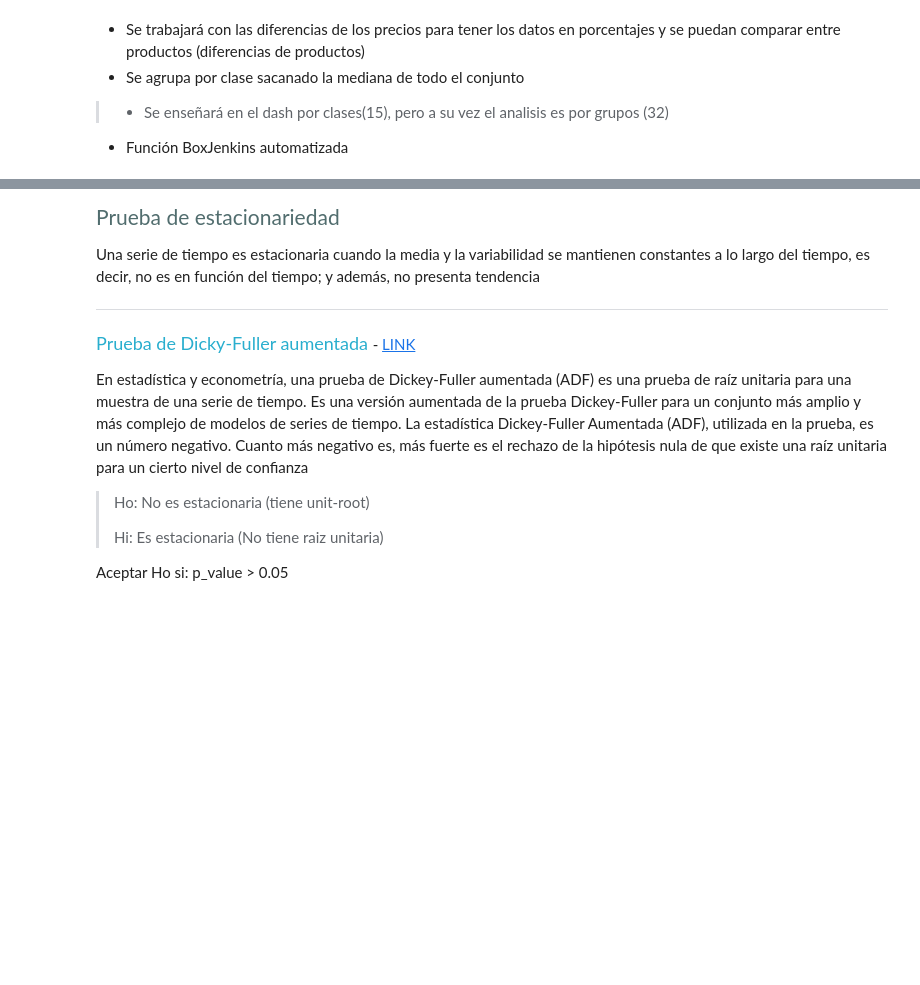
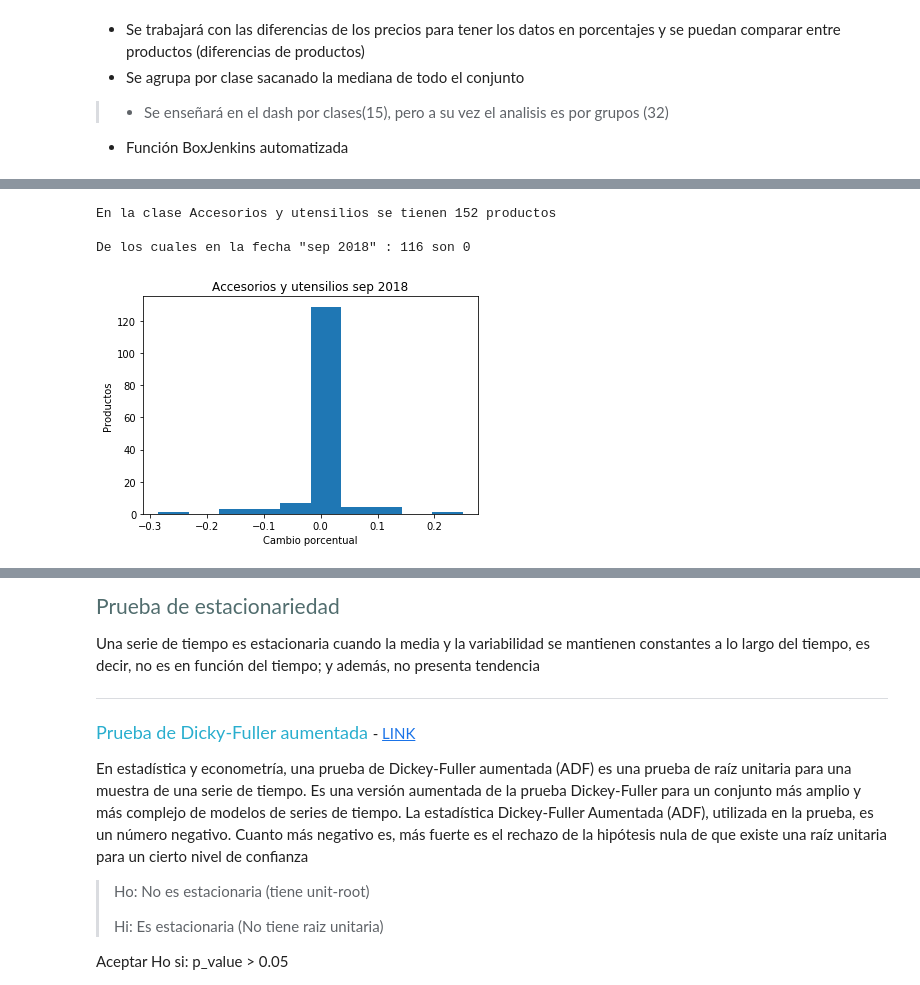
Before and after one commit to IFFranciscoME/Urban_Lab_Desarrollo, a Jupyter notebook: violeta/Precios.ipynb, the cells around one changed output, grey strips where cells are left out. Saved outputs shown, nothing was run; the diff lists cells and outputs as text; code cells hidden in the pictures; blank space fills up the shorter version.

```diff
--- a/violeta/Precios.ipynb
+++ b/violeta/Precios.ipynb
@@ -91,0 +84,25 @@ serie_tiempo.plot()
+# %%
+# Ejemplo de la primera clase
+cl = 0
+print('En la clase '+ clases[cl][0] + ' se tienen '+ str(num[cl]) + ' productos \n')
+
+# DataFrame de clase cl
+clase1 = clases[cl][1]
+# Tomar una fecha para ver el hisograma de todos los productos en esa clase
+fecha = 'sep 2018'
+
+# cuantos son igual a ceo
+temp = clase1[fecha][clase1[fecha]==0]
+print('De los cuales en la fecha "' + fecha + '" : ' + str(len(temp)) + ' son 0')
+
+
+plt.hist(clase1[fecha])
+plt.title(clases[cl][0] + ' ' + fecha)
+plt.xlabel('Cambio porcentual')
+plt.ylabel('Productos')
+plt.show()
+# %% [output]
+En la clase Accesorios y utensilios se tienen 152 productos
+
+De los cuales en la fecha "sep 2018" : 116 son 0
+[figure, added]
```
Also changed, not shown: parts of 10 cells of this notebook.
